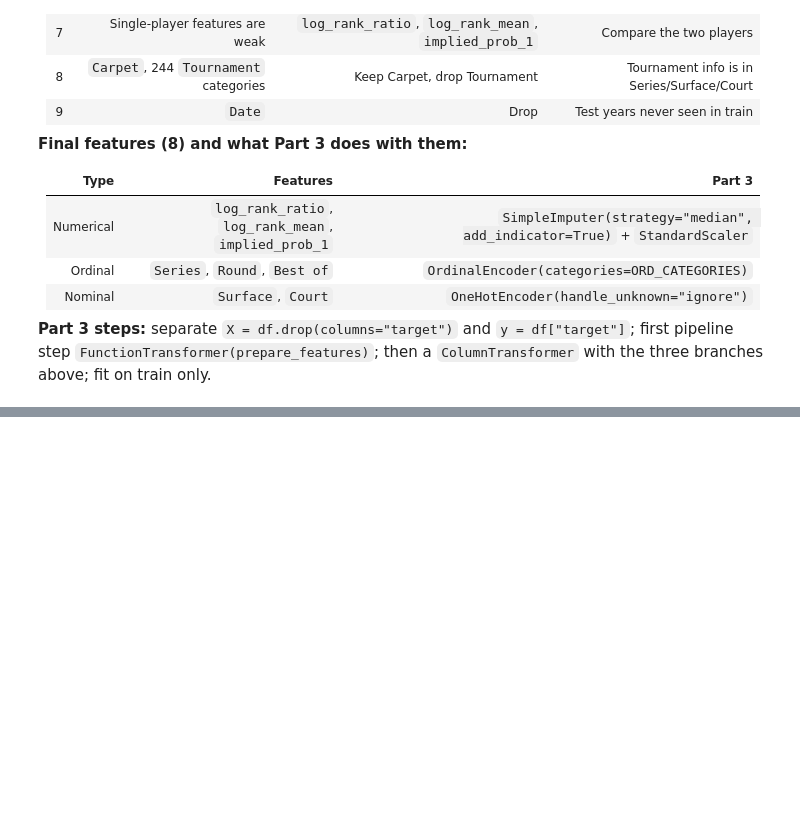
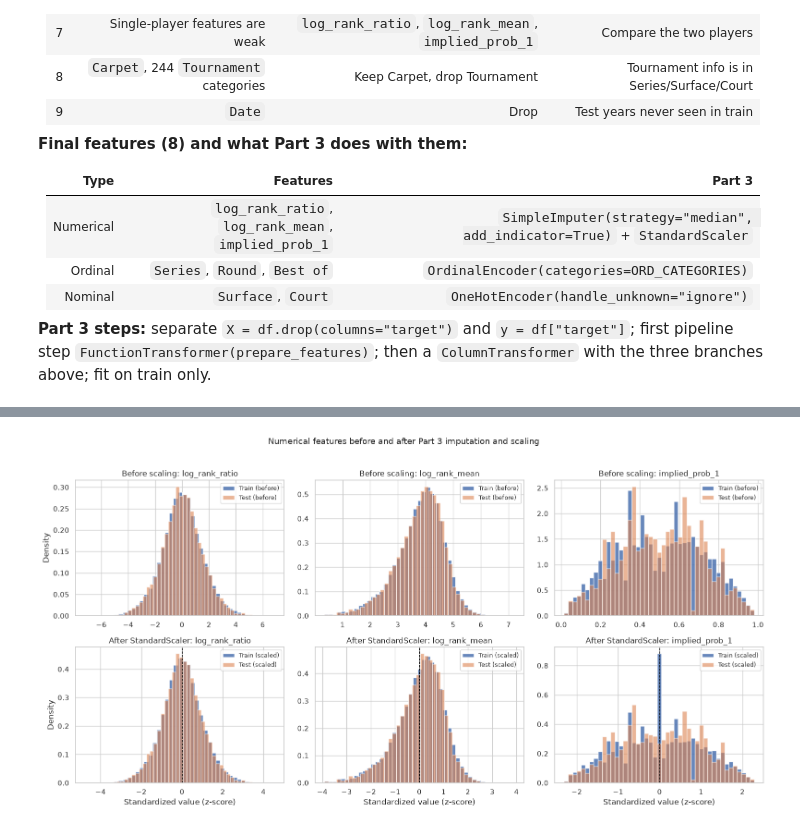
Before and after one commit to PeroPeki/machine_learning_erasmus, a Jupyter notebook: notebooks/data_explanation.ipynb, the cells around one changed output, grey strips where cells are left out. Drawn from its saved outputs; the diff is of its cells as text; code cells hidden in the pictures; blank space fills up the shorter version.

Commit message:
Add Part 3: data transformation pipelines & final dataset preparation

```diff
--- a/notebooks/data_explanation.ipynb
+++ b/notebooks/data_explanation.ipynb
@@ -1317,0 +1433,8 @@ Court    train: ['Indoor', 'Outdoor']   test: ['Indoor', 'Outdoor']
+# %%
+X_train_prepared = full_pipeline.fit_transform(X_train)
+X_test_prepared = full_pipeline.transform(X_test)
+
+feature_names = list(preprocessor.get_feature_names_out())
+print("Transformed train shape:", X_train_prepared.shape)
+print("Transformed test shape: ", X_test_prepared.shape)
+print(f"Total output features ({len(feature_names)}):", feature_names)
@@ -1317,0 +1492,5 @@ Court    train: ['Indoor', 'Outdoor']   test: ['Indoor', 'Outdoor']
+# %%
+X_train_prepared_df = pd.DataFrame(X_train_prepared, columns=feature_names, index=X_train.index)
+X_test_prepared_df = pd.DataFrame(X_test_prepared, columns=feature_names, index=X_test.index)
+
+X_train_prepared_df.head()
@@ -1317,0 +1556,27 @@ Court    train: ['Indoor', 'Outdoor']   test: ['Indoor', 'Outdoor']
+# %%
+fig, axes = plt.subplots(2, 3, figsize=(16, 8))
+
+for idx, col in enumerate(NUM_FEATURES):
+    # Top row: before scaling (Part 2 output)
+    ax_top = axes[0, idx]
+    ax_top.hist(train_fe[col].dropna(), bins=45, color=BLUE, alpha=0.85, density=True, label="Train (before)")
+    ax_top.hist(test_fe[col].dropna(), bins=45, color=ORANGE, alpha=0.6, density=True, label="Test (before)")
+    ax_top.set_title(f"Before scaling: {col}")
+    ax_top.set_ylabel("Density" if idx == 0 else "")
+    ax_top.legend(loc="upper right", fontsize=9)
+
+    # Bottom row: after median imputation + StandardScaler (Part 3 output)
+    ax_bot = axes[1, idx]
+    ax_bot.hist(X_train_prepared_df[col], bins=45, color=BLUE, alpha=0.85, density=True, label="Train (scaled)")
+    ax_bot.hist(X_test_prepared_df[col], bins=45, color=ORANGE, alpha=0.6, density=True, label="Test (scaled)")
+    ax_bot.axvline(0, color="black", linestyle="--", linewidth=1)
+    ax_bot.set_title(f"After StandardScaler: {col}")
+    ax_bot.set_xlabel("Standardized value (z-score)")
+    ax_bot.set_ylabel("Density" if idx == 0 else "")
+    ax_bot.legend(loc="upper right", fontsize=9)
+
+plt.suptitle("Numerical features before and after Part 3 imputation and scaling", y=1.02, fontsize=13)
+plt.tight_layout()
+save_fig("p3_scaled_distributions")
+# %% [output]
+[figure, added]
```
Also changed, not shown: parts of 40 cells of this notebook, 23 other files.
